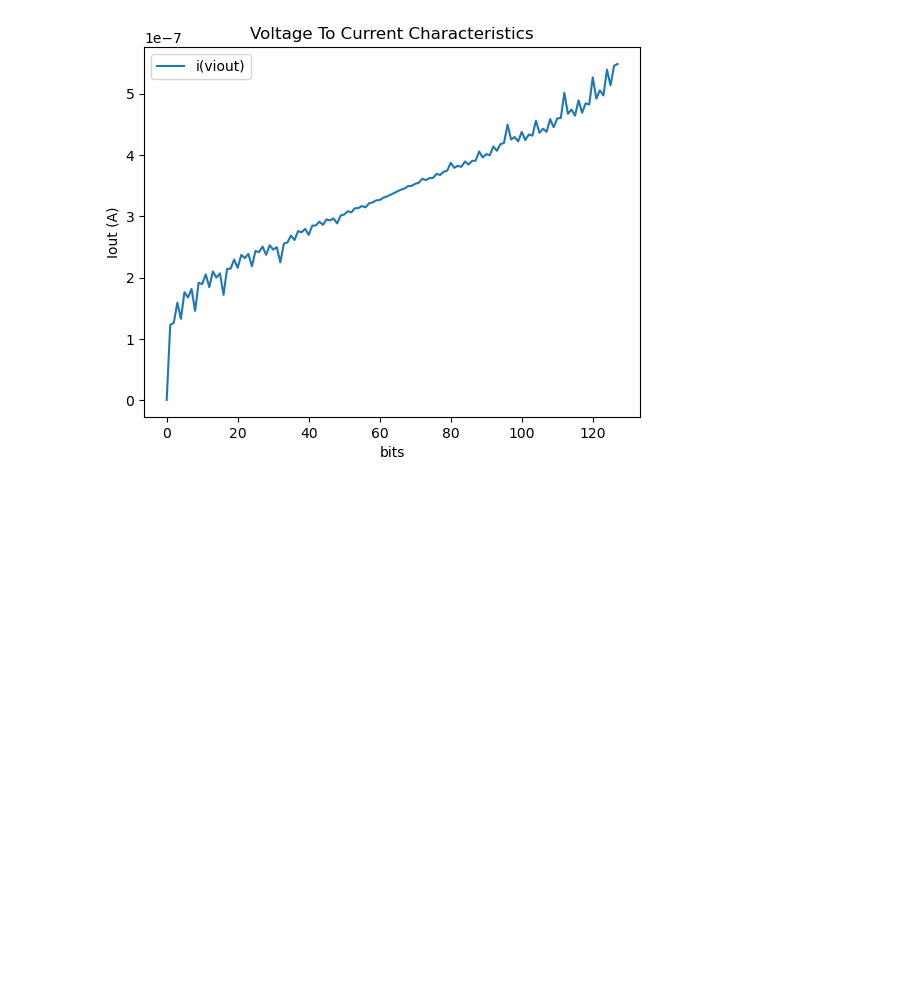
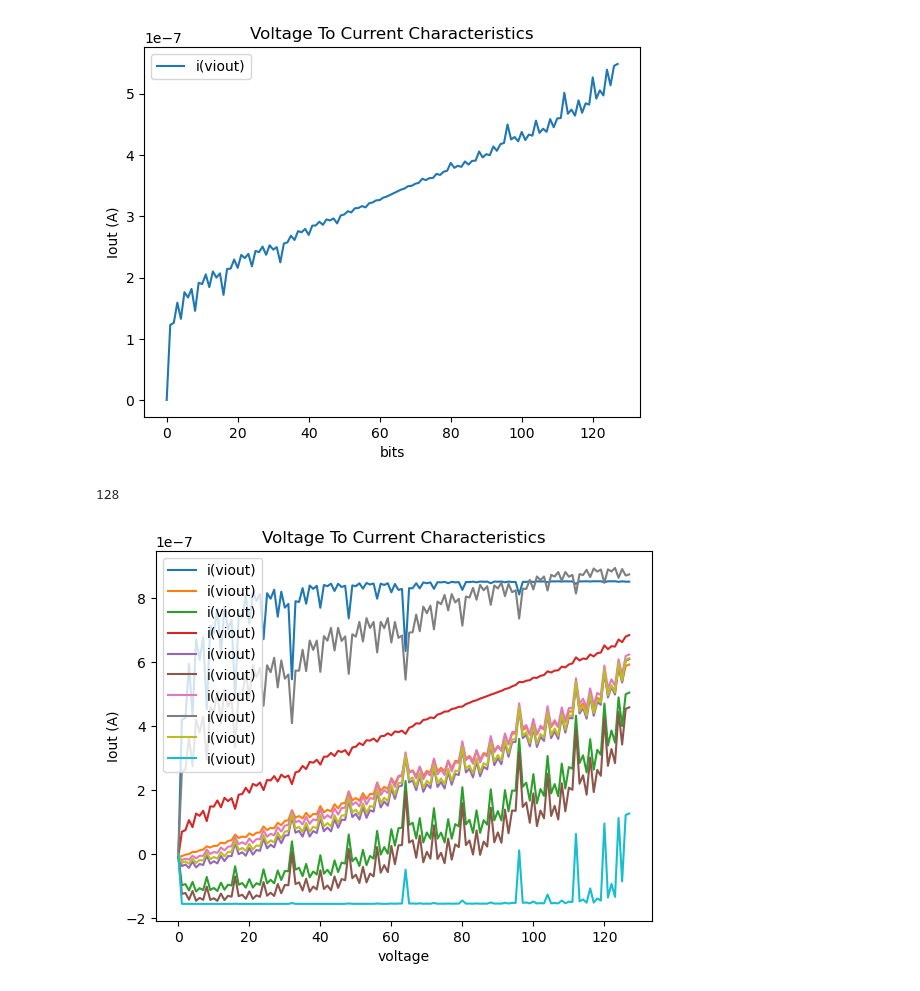
Before and after one commit to Chidunbo/DAC-VLSI, a Jupyter notebook: simulation_results/dac_plot.ipynb, the cells around one changed output. Saved outputs shown, nothing was run; the diff lists cells and outputs as text; code cells hidden in the pictures; blank space fills up the shorter version.

```diff
--- a/simulation_results/dac_plot.ipynb
+++ b/simulation_results/dac_plot.ipynb
@@ -207,3 +17,40 @@ print(len(v_i['i(viout)']))
 # %% [output]
 128
 [figure]
+# %%
+# Imports
+import pandas as pd
+import matplotlib.pyplot as plt
+import numpy as np
+from scipy import signal
+
+pd.set_option('display.float_format', lambda x: '%e' % x)
+
+v_i1 = pd.read_fwf('~/DAC-VLSI/dac_simulation_mc_/dac_simulation_mc_1.txt')
+v_i2 = pd.read_fwf('~/DAC-VLSI/dac_simulation_mc_/dac_simulation_mc_2.txt')
+v_i3 = pd.read_fwf('~/DAC-VLSI/dac_simulation_mc_/dac_simulation_mc_3.txt')
+v_i4 = pd.read_fwf('~/DAC-VLSI/dac_simulation_mc_/dac_simulation_mc_4.txt')
+v_i5 = pd.read_fwf('~/DAC-VLSI/dac_simulation_mc_/dac_simulation_mc_5.txt')
+v_i6 = pd.read_fwf('~/DAC-VLSI/dac_simulation_mc_/dac_simulation_mc_6.txt')
+v_i7 = pd.read_fwf('~/DAC-VLSI/dac_simulation_mc_/dac_simulation_mc_7.txt')
+v_i8 = pd.read_fwf('~/DAC-VLSI/dac_simulation_mc_/dac_simulation_mc_8.txt')
+v_i9 = pd.read_fwf('~/DAC-VLSI/dac_simulation_mc_/dac_simulation_mc_9.txt')
+v_i10 = pd.read_fwf('~/DAC-VLSI/dac_simulation_mc_/dac_simulation_mc_10.txt')
+fig, ax = plt.subplots()
+v_i1.plot(y='i(viout)', ax = ax, title = 'Voltage To Current Characteristics')
+v_i2.plot(y='i(viout)', ax = ax)
+v_i3.plot(y='i(viout)', ax = ax)
+v_i4.plot(y='i(viout)', ax = ax)
+v_i5.plot(y='i(viout)', ax = ax)
+v_i6.plot(y='i(viout)', ax = ax)
+v_i7.plot(y='i(viout)', ax = ax)
+v_i8.plot(y='i(viout)', ax = ax)
+v_i9.plot(y='i(viout)', ax = ax)
+v_i10.plot(y='i(viout)', ax = ax)
+plt.xlabel('voltage')
+plt.ylabel('Iout (A)')
+plt.savefig("VtoI_plot.svg", format="svg")
+print(len(v_i['i(viout)']))
+# %% [output]
+128
+[figure, added]
```
Also changed, not shown: parts of 16 cells of this notebook, 1 other file.
